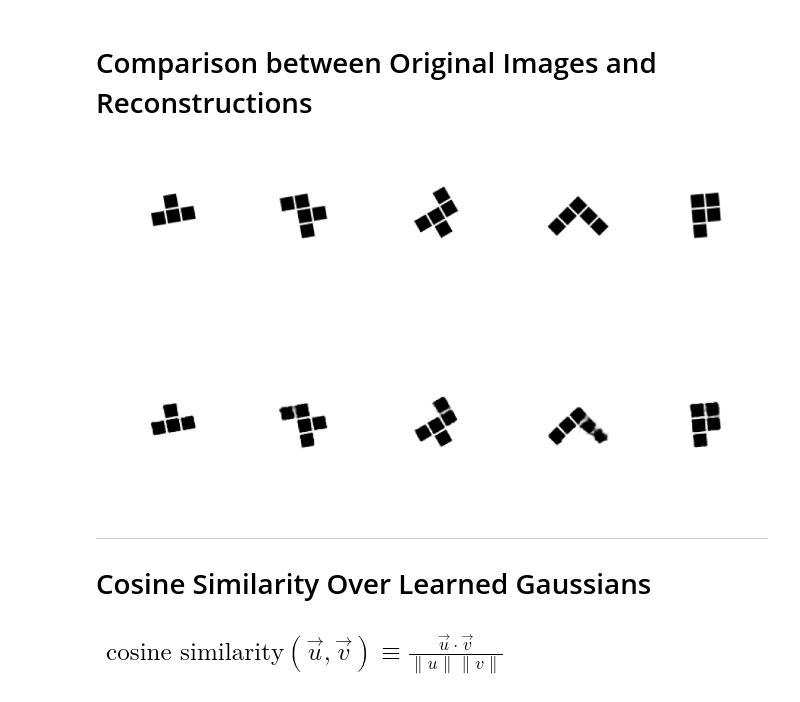
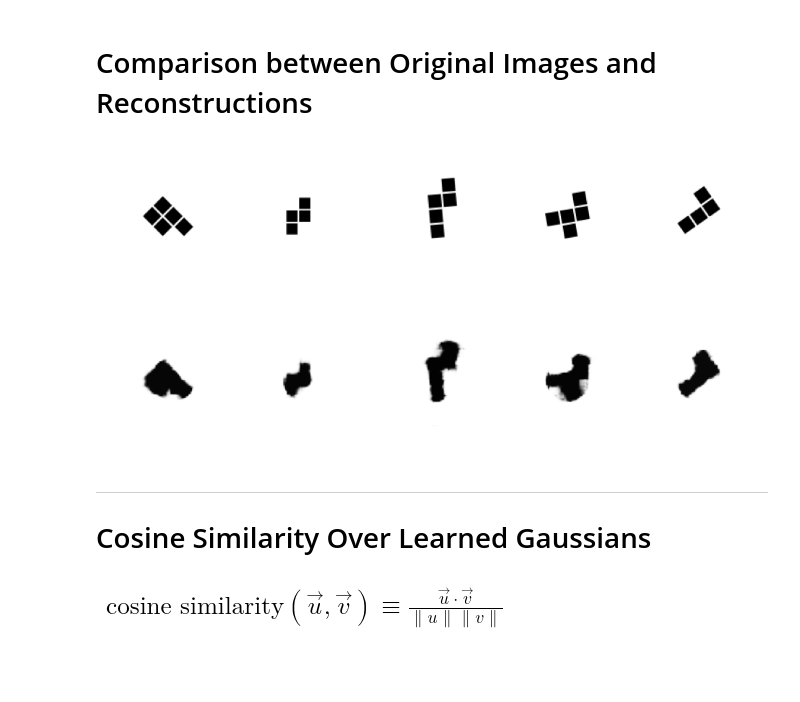
Before and after one commit to skugele/polyomino-imagery-env, a Jupyter notebook: notebooks/poly-learn.ipynb, the cells around one changed output. Drawn from its saved outputs; the diff is of its cells as text; code cells hidden in the pictures; blank space fills up the shorter version.

```diff
--- a/notebooks/poly-learn.ipynb
+++ b/notebooks/poly-learn.ipynb
@@ -42,14 +42,14 @@ physical_device_desc: "device: 0, name: NVIDIA GeForce GTX 980M, pci bus id: 000
 # %%
 ###### Constants ######
 RANDOM_SEED=8675309
-BATCH_SIZE=32
+BATCH_SIZE=128
 MAX_EPOCHS=500
-PERCENT_VAL=0.1 # percentage of test data used for validation
+PERCENT_VAL=0.01 # percentage of test data used for validation
 
 # Autoencoder Parameters
-LATENT_DIM = 16
+LATENT_DIM = 4
 INPUT_SHAPE = (128, 128, 1)
-BETA = 1.2  # Penalty coefficient on KL divergence (used to pressure the latent representations to be disentangled)
+BETA = 1.1  # Penalty coefficient on KL divergence (used to pressure the latent representations to be disentangled)
 
 # Save/Load Model Constants
 SAVE_PATH = os.path.join('..', 'models', 'cvae-poly')
@@ -291,15 +291,15 @@ class Decoder(tf.keras.layers.Layer):
         x = self.trans_conv4(x)
         return self.trans_conv5(x)
 # %%
-preprocessor = Preprocessor()
-encoder = Encoder(latent_dim=LATENT_DIM)
-sampler = Sampler()
-decoder = Decoder()
+# preprocessor = Preprocessor()
+# encoder = Encoder(latent_dim=LATENT_DIM)
+# sampler = Sampler()
+# decoder = Decoder()
 
-inputs = tf.keras.layers.Input(shape=INPUT_SHAPE, name="input")
-mu, logvar, sigma, x = encoder(inputs)
-z = sampler((mu, sigma))
-x_recon = decoder(z)
+# inputs = tf.keras.layers.Input(shape=INPUT_SHAPE, name="input")
+# mu, logvar, sigma, x = encoder(inputs)
+# z = sampler((mu, sigma))
+# x_recon = decoder(z)
 # %% [markdown]
 # VAE Loss Function
 <h2>
@@ -473,20 +507,20 @@ fig = display_images(xs_recon[0:n], rows=4, cols=16, dpi=196, labels=range(n))
 # %% [markdown]
 # Comparison between Original Images and Reconstructions
 # %%
-images = x_val
+n = 5
+idxs = np.random.uniform(0, len(x_train), size=n).astype(int)
+images = x_train[idxs]
 
 mu, _, sigma, xs = encoder(images)
 zs = sampler((mu, sigma))
 xs_recon = decoder(zs)
 
-np.random.seed(RANDOM_SEED)
-idxs = np.random.uniform(0, len(images), size=5).astype(int)
-imgs = np.concatenate([xs.numpy()[idxs], xs_recon.numpy()[idxs]])
-
-fig = display_images(imgs, rows=2, cols=len(idxs), wspace=0.1, dpi=192)
+fig = display_images(xs, rows=1, cols=n, wspace=0.1, dpi=192)
+fig = display_images(xs_recon, rows=1, cols=n, wspace=0.1, dpi=192)
 # fig.savefig('recon.svg', format='svg', dpi=500)
 # %% [output]
-[figure, old version]
+[figure, new version]
+[figure, added]
 # %% [markdown]
 <hr>
 <h1> Cosine Similarity Over Learned Gaussians </h1>
```
Also changed, not shown: parts of 19 cells of this notebook.
